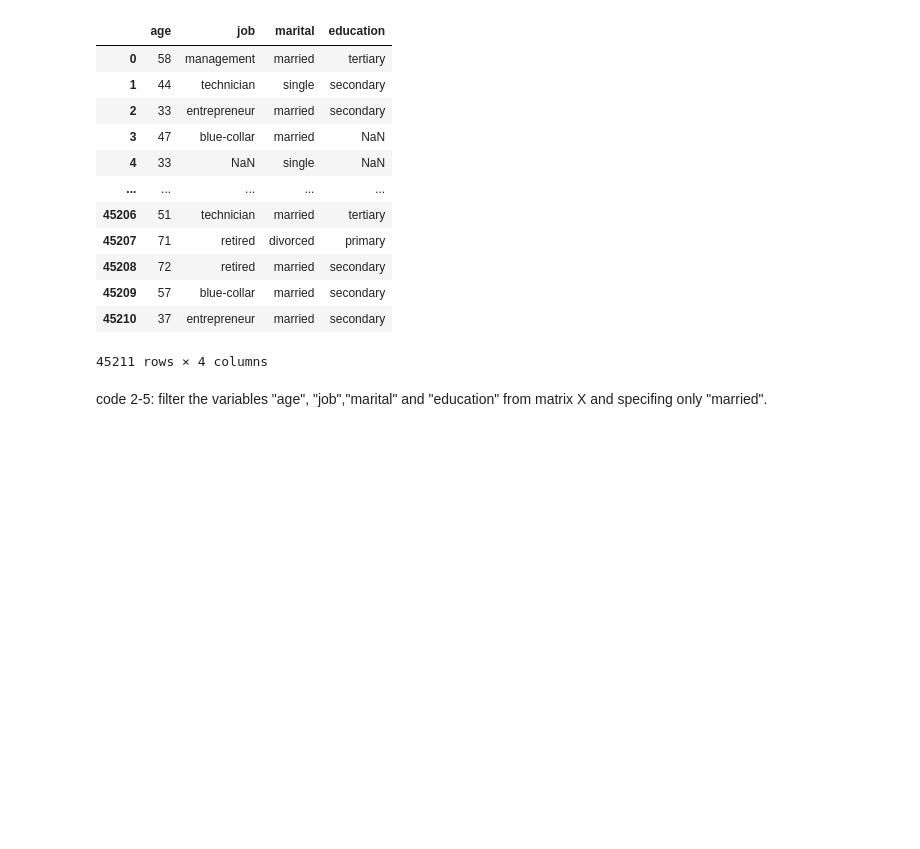
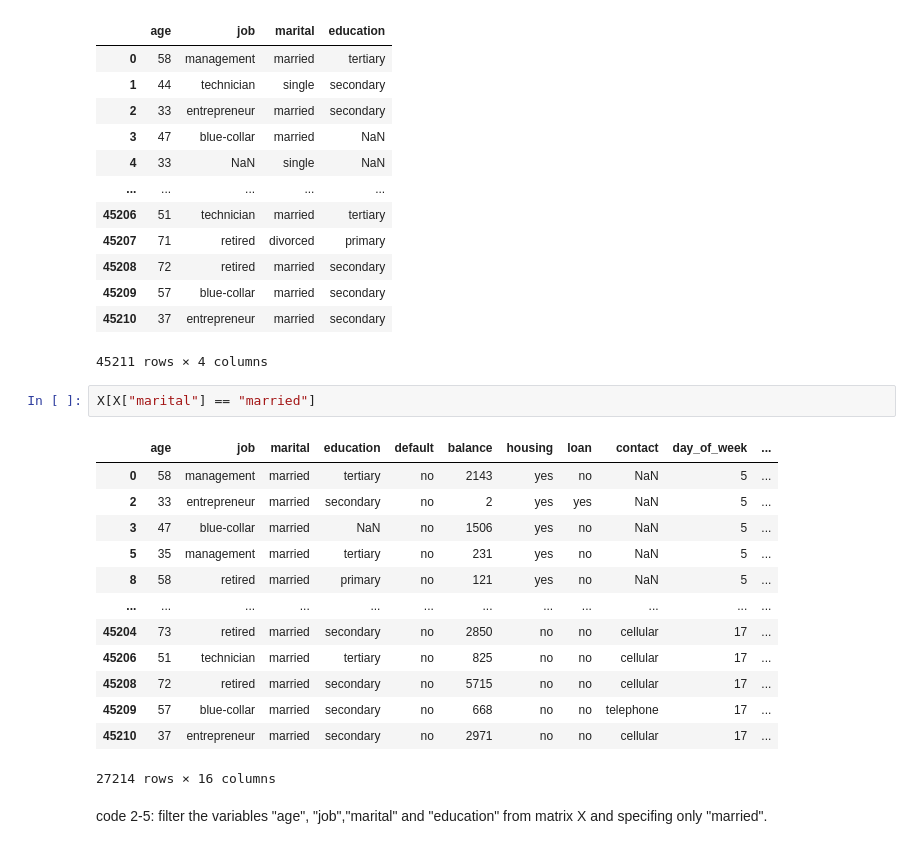
Before and after one commit to sugimotoh/classes, a Jupyter notebook: marketingmodels2024.ipynb, the cells around one changed output. Drawn from its saved outputs; the diff is of its cells as text; blank space fills up the shorter version.

```diff
--- a/marketingmodels2024.ipynb
+++ b/marketingmodels2024.ipynb
@@ -141,6 +157,22 @@ X[["age", "job","marital","education"]]
 | 45209 | 57 | blue-collar | married | secondary |
 | 45210 | 37 | entrepreneur | married | secondary |
 45211 rows × 4 columns
+# %%
+X[X["marital"] == "married"]
+# %% [output]
+|  | age | job | marital | education | default | balance | housing | loan | contact | day_of_week | ... |
+| 0 | 58 | management | married | tertiary | no | 2143 | yes | no | NaN | 5 | ... |
+| 2 | 33 | entrepreneur | married | secondary | no | 2 | yes | yes | NaN | 5 | ... |
+| 3 | 47 | blue-collar | married | NaN | no | 1506 | yes | no | NaN | 5 | ... |
+| 5 | 35 | management | married | tertiary | no | 231 | yes | no | NaN | 5 | ... |
+| 8 | 58 | retired | married | primary | no | 121 | yes | no | NaN | 5 | ... |
+| ... | ... | ... | ... | ... | ... | ... | ... | ... | ... | ... | ... |
+| 45204 | 73 | retired | married | secondary | no | 2850 | no | no | cellular | 17 | ... |
+| 45206 | 51 | technician | married | tertiary | no | 825 | no | no | cellular | 17 | ... |
+| 45208 | 72 | retired | married | secondary | no | 5715 | no | no | cellular | 17 | ... |
+| 45209 | 57 | blue-collar | married | secondary | no | 668 | no | no | telephone | 17 | ... |
+| 45210 | 37 | entrepreneur | married | secondary | no | 2971 | no | no | cellular | 17 | ... |
+27214 rows × 16 columns
 # %% [markdown]
 code 2-5: filter the variables "age", "job","marital" and "education" from matrix X and specifing only "married".
 # %%
```
Also changed, not shown: parts of 3 cells of this notebook.
